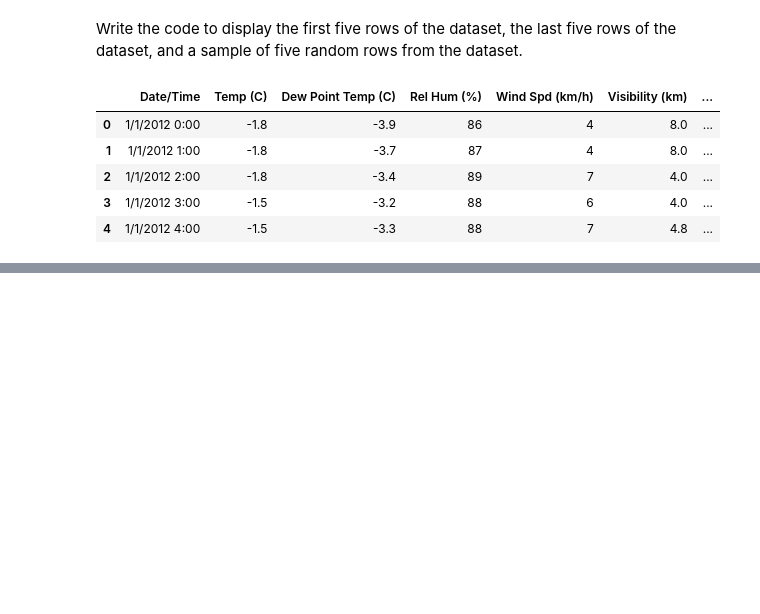
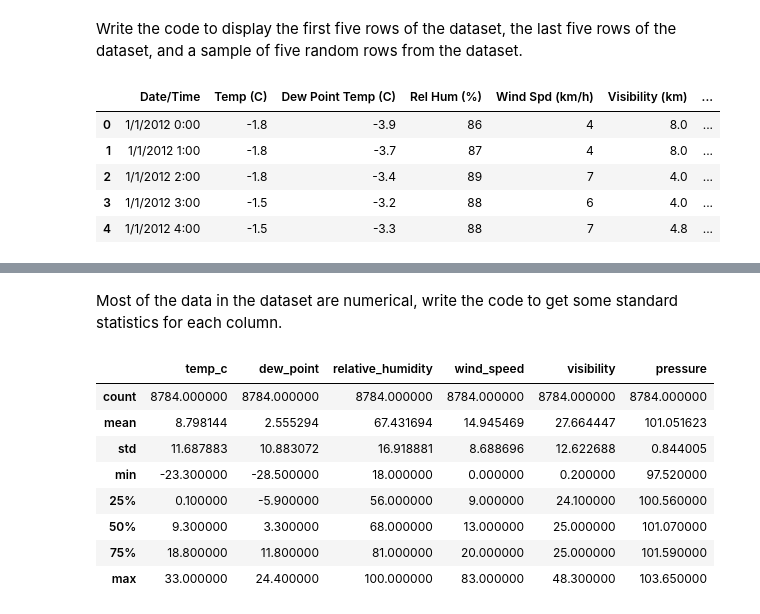
Before and after one commit to ltc870/MLA1_LTC, a Jupyter notebook: MLA1_LTC.ipynb, the cells around one changed output, grey strips where cells are left out. Cells and saved outputs as stored; diff of their text form; code cells hidden in the pictures; blank space fills up the shorter version.

```diff
--- a/MLA1_LTC.ipynb
+++ b/MLA1_LTC.ipynb
@@ -70,0 +113,15 @@ df.sample(5)
+# %% [markdown]
+Most of the data in the dataset are numerical, write the code to get some standard statistics for each column.
+# %%
+# get standard statistics for each column
+df.describe()
+# %% [output]
+|  | temp_c | dew_point | relative_humidity | wind_speed | visibility | pressure |
+| count | 8784.000000 | 8784.000000 | 8784.000000 | 8784.000000 | 8784.000000 | 8784.000000 |
+| mean | 8.798144 | 2.555294 | 67.431694 | 14.945469 | 27.664447 | 101.051623 |
+| std | 11.687883 | 10.883072 | 16.918881 | 8.688696 | 12.622688 | 0.844005 |
+| min | -23.300000 | -28.500000 | 18.000000 | 0.000000 | 0.200000 | 97.520000 |
+| 25% | 0.100000 | -5.900000 | 56.000000 | 9.000000 | 24.100000 | 100.560000 |
+| 50% | 9.300000 | 3.300000 | 68.000000 | 13.000000 | 25.000000 | 101.070000 |
+| 75% | 18.800000 | 11.800000 | 81.000000 | 20.000000 | 25.000000 | 101.590000 |
+| max | 33.000000 | 24.400000 | 100.000000 | 83.000000 | 48.300000 | 103.650000 |
```
Also changed, not shown: parts of 5 cells of this notebook.
